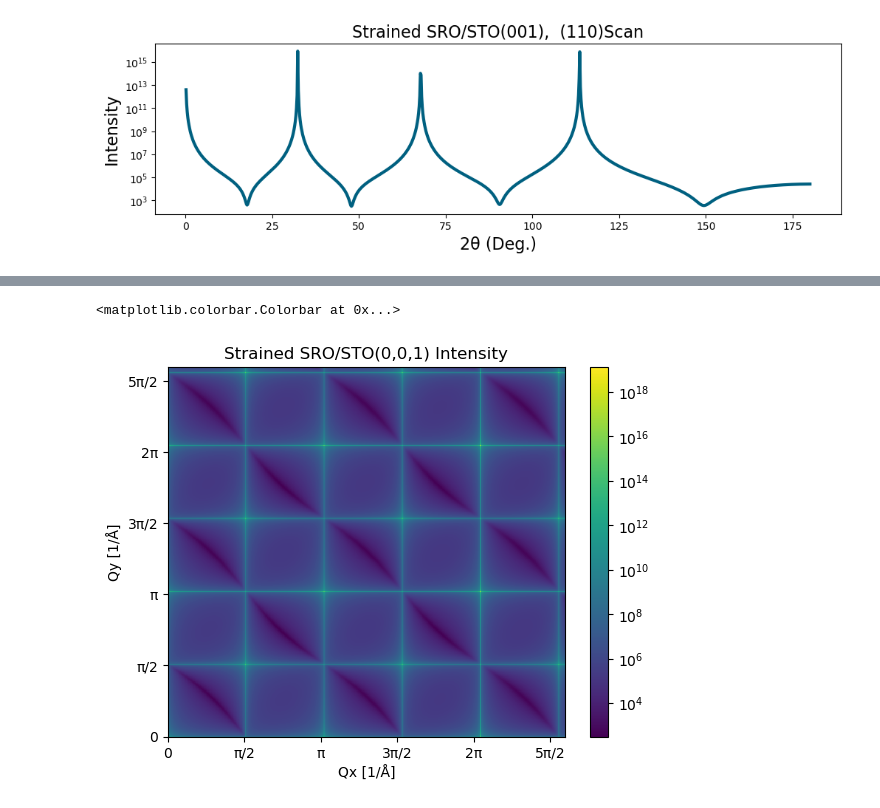
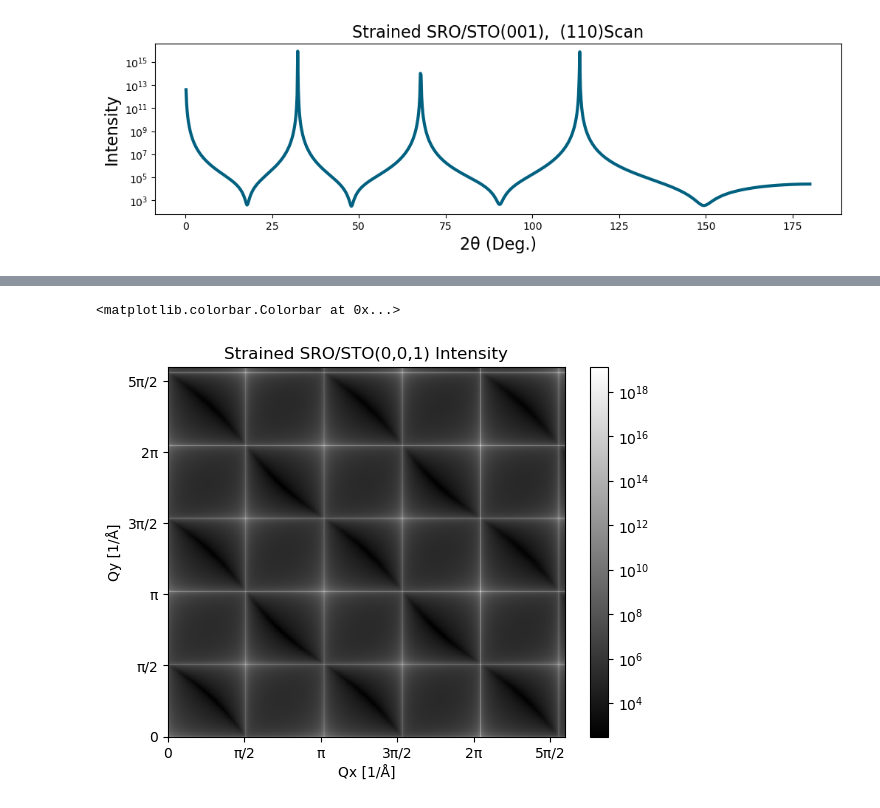
Before and after one commit to SeongSihun/XRD-Analysis, a Jupyter notebook: Example_2D_CTR.ipynb, the cells around one changed output, grey strips where cells are left out. Saved outputs shown, nothing was run; the diff lists cells and outputs as text; code cells hidden in the pictures.

```diff
--- a/Example_2D_CTR.ipynb
+++ b/Example_2D_CTR.ipynb
@@ -53,16 +63,17 @@ plt.colorbar()
 # %%
 X, Y, I = XRD2D.X, XRD2D.Y, XRD2D.I(SRO/STO_Bulk(0,0,1))
 
-plt.pcolor(X, Y, I, norm=LogNorm(vmin=I.min(), vmax=I.max()))
+plt.pcolor(X, Y, I, norm=LogNorm(), cmap='gray')
+# plt.contourf(X, Y, I, norm=LogNorm(vmin=I.min(), vmax=I.max()), cmap='gray')
 plt.xlabel('Qx [1/Å]')
 plt.ylabel('Qy [1/Å]')
 plt.title('Strained SRO/STO(0,0,1) Intensity')
 plt.xticks(*PIticks(0, 2.5, 0.5))
 plt.yticks(*PIticks(0, 2.5, 0.5))
 plt.colorbar()
 # %% [output]
 <matplotlib.colorbar.Colorbar at 0x...>
-[figure, old version]
+[figure, new version]
 # %%
 # fig = plt.figure(figsize=(6, 6))
 # ax = fig.add_subplot(111, projection='3d')
```
Also changed, not shown: parts of 4 cells of this notebook, 6 other files.
